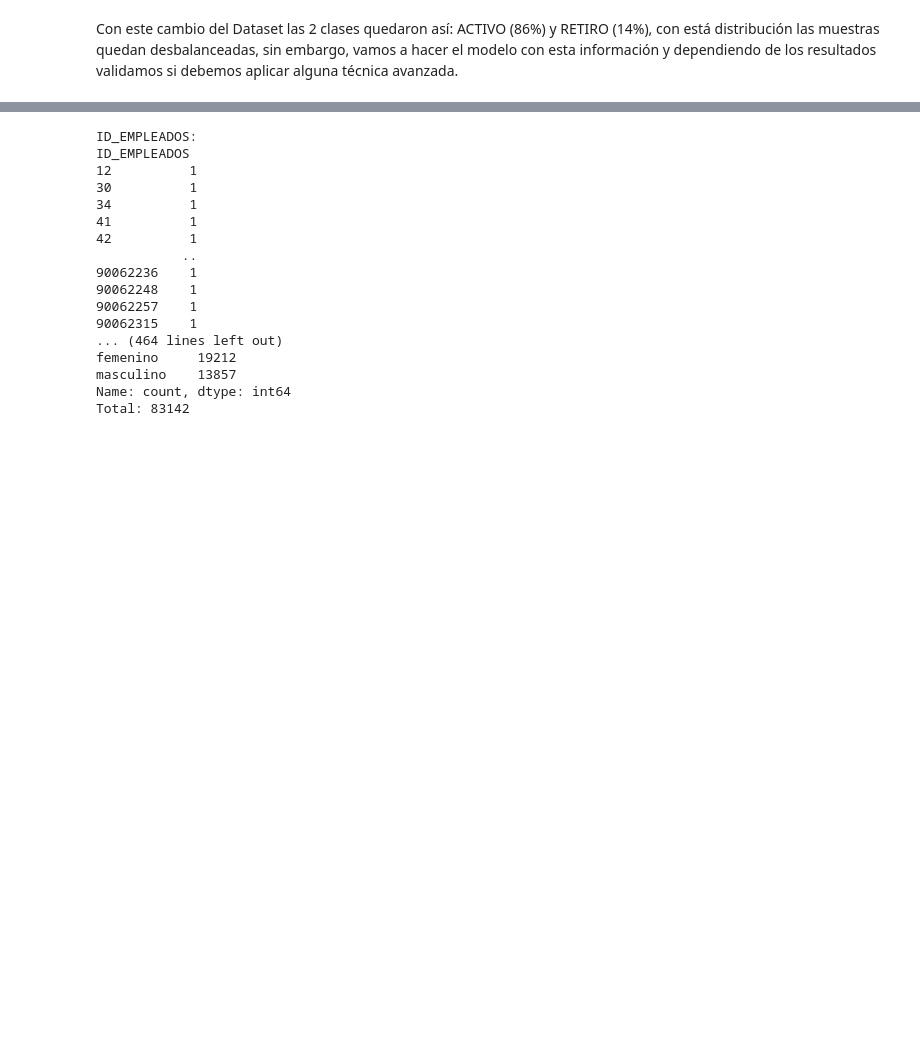
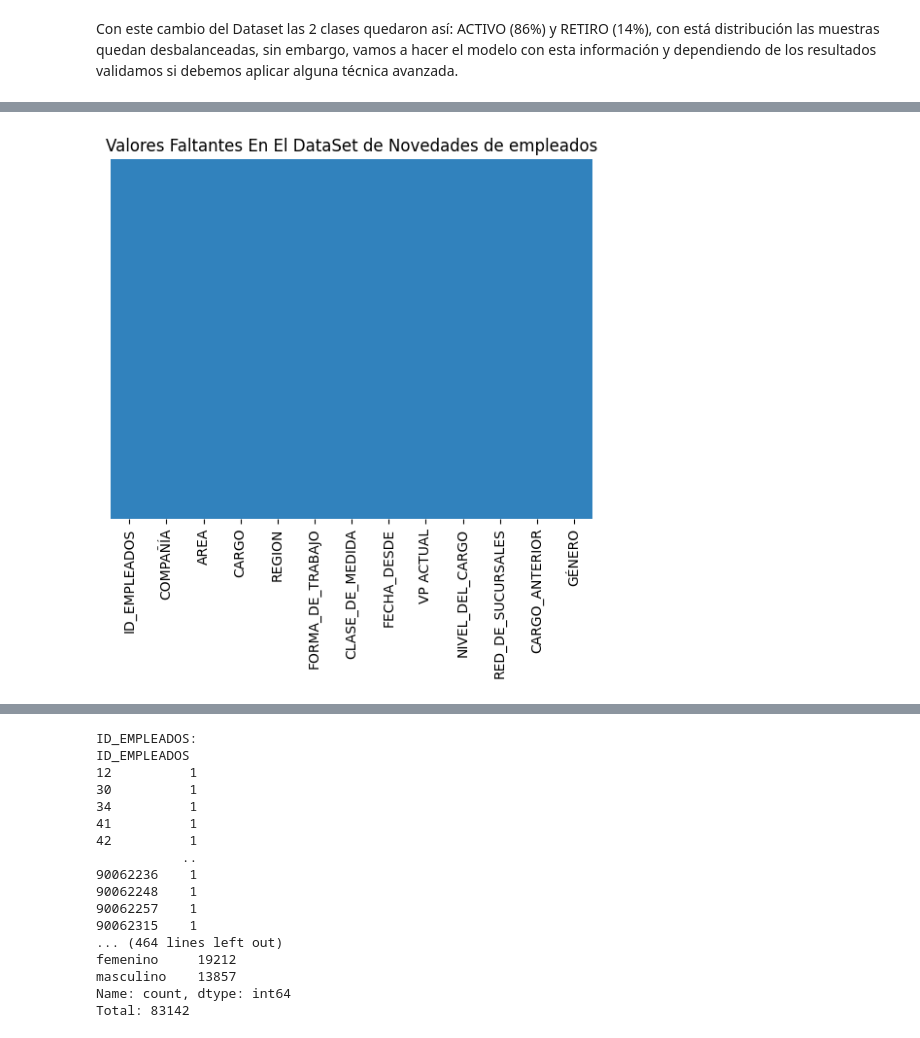
Before and after one commit to jforero281/Proyecto_Modelo_Retiros_Voluntarios, a Jupyter notebook: Proyecto_ciencia_de_datos.ipynb, the cells around one changed output, grey strips where cells are left out. Drawn from its saved outputs; the diff is of its cells as text; code cells hidden in the pictures; blank space fills up the shorter version.

```diff
--- a/Proyecto_ciencia_de_datos.ipynb
+++ b/Proyecto_ciencia_de_datos.ipynb
@@ -250,0 +392,5 @@ Con este cambio del Dataset las 2 clases quedaron así: ACTIVO (86%) y RETIRO (1
+# %%
+#imputamos los nulos de los campos NIVEL_DE_CARGO y RED_DE_SUCURSALES con la moda
+
+retiros_modelo['NIVEL_DEL_CARGO'].fillna(retiros_modelo['NIVEL_DEL_CARGO'].mode()[0], inplace=True)
+retiros_modelo['RED_DE_SUCURSALES'].fillna(retiros_modelo['RED_DE_SUCURSALES'].mode()[0], inplace=True)
@@ -250,0 +404,7 @@ Con este cambio del Dataset las 2 clases quedaron así: ACTIVO (86%) y RETIRO (1
+# %%
+#graficamente a continuación nos damos cuenta que ya no tenemos datos nulos
+sns.heatmap(retiros_modelo.isnull(), yticklabels=False, cbar=False, cmap='tab20c')
+plt.title('Valores Faltantes En El DataSet de Novedades de empleados')
+plt.show()
+# %% [output]
+[figure, added]
```
Also changed, not shown: parts of 25 cells of this notebook.
